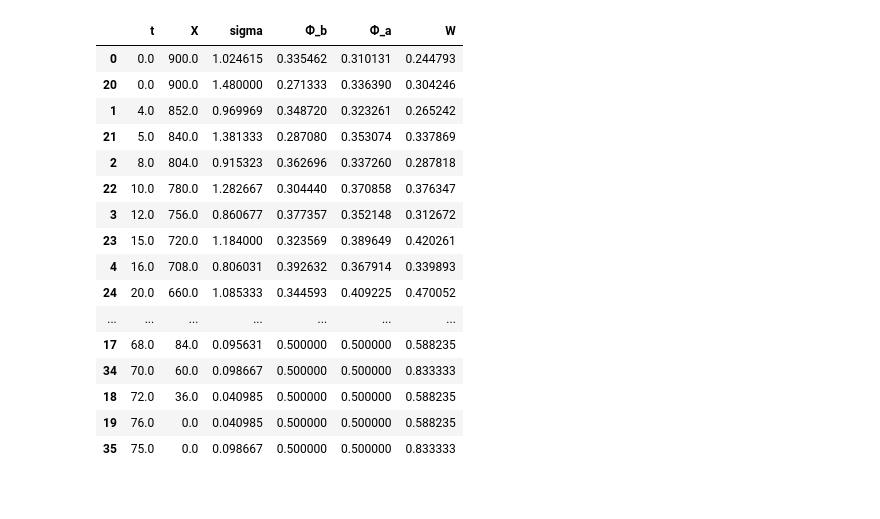
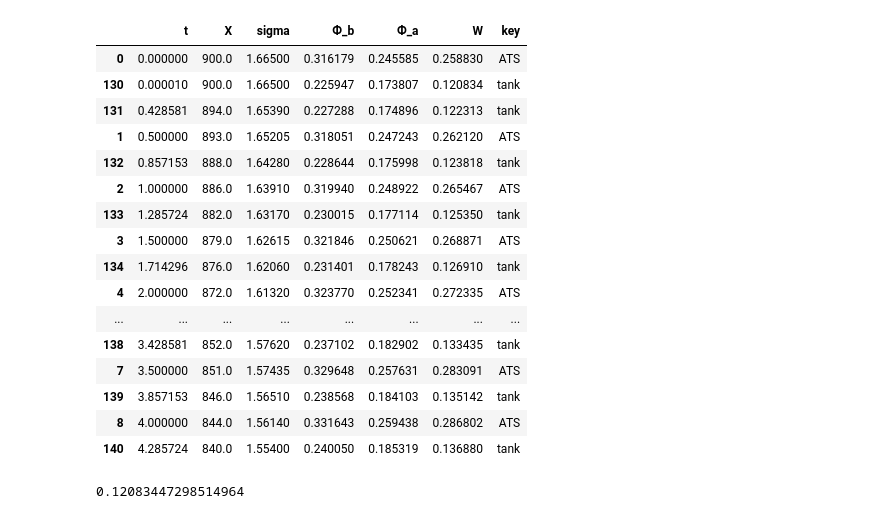
Before and after one commit to FlameDanita/The-effectiveness-of-missile-weapons, a Jupyter notebook: Modeling_fight.ipynb, the cells around one changed output. Cells and saved outputs as stored; diff of their text form; code cells hidden in the pictures.

```diff
--- a/Modeling_fight.ipynb
+++ b/Modeling_fight.ipynb
@@ -42,7 +42,7 @@ class test_ATS_:
             '152': 1.1,
             'ПТРК': 1.0
         }
-        self.V = 12000 # скорость ПТУР, м/c
+        self.V = 120 # скорость ПТУР, м/c
         self.Ex_x = {
             '100': 1/800,
             '152': 1/900,
@@ -84,7 +84,8 @@ class figth_:
             'sigma': [],
             'Ф_b': [],
             'Ф_а': [],
-            'W': []
+            'W': [],
+            'key': []
             })
 
     def get_F(self, x):
@@ -113,12 +114,13 @@ class figth_:
             self.W = self.get_W_tank()
 
             tmp_df = pd.DataFrame({
-                't': [self.t],
+                't': [self.t+0.00001],
                 'X':[self.x],
                 'sigma': [self.sigma],
                 'Ф_b': [self.F_b],
                 'Ф_а': [self.F_a],
-                'W': [self.W]  })
+                'W': [self.W],
+                'key': ['tank']})
 
             self.table = pd.concat([self.table, tmp_df], ignore_index = True)
 
@@ -131,7 +133,8 @@ class figth_:
                 'sigma': [self.sigma],
                 'Ф_b': [self.F_b],
                 'Ф_а': [self.F_a],
-                'W': [self.W]  })
+                'W': [self.W],
+                'key': ['tank']})
 
         self.table = pd.concat([self.table, tmp_df], ignore_index = True)
 
@@ -155,7 +158,8 @@ class figth_:
                 'sigma': [self.sigma],
                 'Ф_b': [self.F_b],
                 'Ф_а': [self.F_a],
-                'W': [self.W]  })
+                'W': [self.W],
+                'key': ['ATS']})
 
             self.table = pd.concat([self.table, tmp_df], ignore_index = True)
 
@@ -169,7 +173,8 @@ class figth_:
                 'sigma': [self.sigma],
                 'Ф_b': [self.F_b],
                 'Ф_а': [self.F_a],
-                'W': [self.W]  })
+                'W': [self.W],
+                'key': ['ATS']})
 
         self.table = pd.concat([self.table, tmp_df], ignore_index = True)
 
@@ -228,7 +233,7 @@ tank = tank_()
 ATS = ATS_()
 test_tank = test_()
 test_ATS = test_ATS_()
-figth = figth_(tank, ATS)
+figth = figth_(test_tank, test_ATS)
 
 df_tank_100 = figth.calculate_tank()
 df_ATS_100 = figth.calculate_ATS('100')
@@ -270,21 +271,26 @@ df_ATS_100
 # %%
-df = pd.concat([df_tank_100, df_ATS_152], ignore_index = True).sort_values('X', key=lambda x: -x)
-df
+df = pd.concat([df_ATS_100, df_tank_100], ignore_index = True).sort_values('X', key=lambda x: -x)
+df.head(20)
 # %% [output]
-|  | t | X | sigma | Ф_b | Ф_а | W |
-| 0 | 0.0 | 900.0 | 1.024615 | 0.335462 | 0.310131 | 0.244793 |
-| 20 | 0.0 | 900.0 | 1.480000 | 0.271333 | 0.336390 | 0.304246 |
-| 1 | 4.0 | 852.0 | 0.969969 | 0.348720 | 0.323261 | 0.265242 |
-| 21 | 5.0 | 840.0 | 1.381333 | 0.287080 | 0.353074 | 0.337869 |
-| 2 | 8.0 | 804.0 | 0.915323 | 0.362696 | 0.337260 | 0.287818 |
-| 22 | 10.0 | 780.0 | 1.282667 | 0.304440 | 0.370858 | 0.376347 |
-| 3 | 12.0 | 756.0 | 0.860677 | 0.377357 | 0.352148 | 0.312672 |
-| 23 | 15.0 | 720.0 | 1.184000 | 0.323569 | 0.389649 | 0.420261 |
-| 4 | 16.0 | 708.0 | 0.806031 | 0.392632 | 0.367914 | 0.339893 |
-| 24 | 20.0 | 660.0 | 1.085333 | 0.344593 | 0.409225 | 0.470052 |
-| ... | ... | ... | ... | ... | ... | ... |
-| 17 | 68.0 | 84.0 | 0.095631 | 0.500000 | 0.500000 | 0.588235 |
-| 34 | 70.0 | 60.0 | 0.098667 | 0.500000 | 0.500000 | 0.833333 |
-| 18 | 72.0 | 36.0 | 0.040985 | 0.500000 | 0.500000 | 0.588235 |
-| 19 | 76.0 | 0.0 | 0.040985 | 0.500000 | 0.500000 | 0.588235 |
-| 35 | 75.0 | 0.0 | 0.098667 | 0.500000 | 0.500000 | 0.833333 |
+|  | t | X | sigma | Ф_b | Ф_а | W | key |
+| 0 | 0.000000 | 900.0 | 1.66500 | 0.316179 | 0.245585 | 0.258830 | ATS |
+| 130 | 0.000010 | 900.0 | 1.66500 | 0.225947 | 0.173807 | 0.120834 | tank |
+| 131 | 0.428581 | 894.0 | 1.65390 | 0.227288 | 0.174896 | 0.122313 | tank |
+| 1 | 0.500000 | 893.0 | 1.65205 | 0.318051 | 0.247243 | 0.262120 | ATS |
+| 132 | 0.857153 | 888.0 | 1.64280 | 0.228644 | 0.175998 | 0.123818 | tank |
+| 2 | 1.000000 | 886.0 | 1.63910 | 0.319940 | 0.248922 | 0.265467 | ATS |
+| 133 | 1.285724 | 882.0 | 1.63170 | 0.230015 | 0.177114 | 0.125350 | tank |
+| 3 | 1.500000 | 879.0 | 1.62615 | 0.321846 | 0.250621 | 0.268871 | ATS |
+| 134 | 1.714296 | 876.0 | 1.62060 | 0.231401 | 0.178243 | 0.126910 | tank |
+| 4 | 2.000000 | 872.0 | 1.61320 | 0.323770 | 0.252341 | 0.272335 | ATS |
+| ... | ... | ... | ... | ... | ... | ... | ... |
+| 138 | 3.428581 | 852.0 | 1.57620 | 0.237102 | 0.182902 | 0.133435 | tank |
+| 7 | 3.500000 | 851.0 | 1.57435 | 0.329648 | 0.257631 | 0.283091 | ATS |
+| 139 | 3.857153 | 846.0 | 1.56510 | 0.238568 | 0.184103 | 0.135142 | tank |
+| 8 | 4.000000 | 844.0 | 1.56140 | 0.331643 | 0.259438 | 0.286802 | ATS |
+| 140 | 4.285724 | 840.0 | 1.55400 | 0.240050 | 0.185319 | 0.136880 | tank |
+# %%
+ATS_index, tank_index = 0, len(df_ATS_100)
+df.W[tank_index]
+# %% [output]
+0.12083447298514964
```
Also changed, not shown: parts of 6 cells of this notebook.
